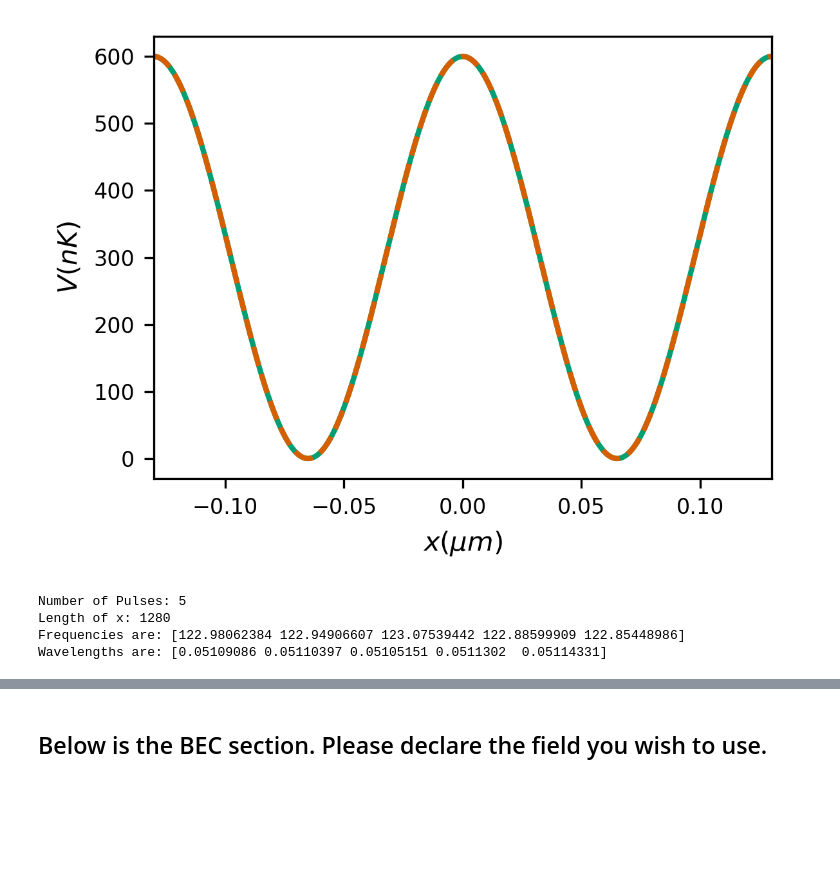
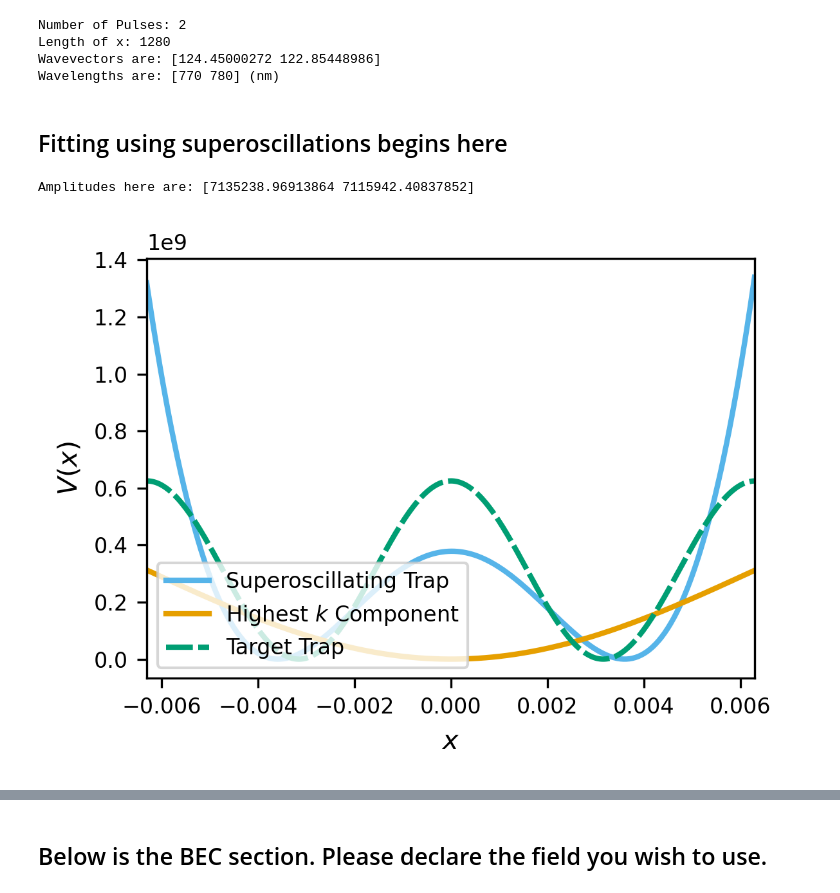
Before and after one commit to dustindberg/GPE, a Jupyter notebook: BEC_TrappingwSpatialSuperoscilations.ipynb, the cells around one changed output, grey strips where cells are left out. Cells and saved outputs as stored; diff of their text form; code cells hidden in the pictures; blank space fills up the shorter version.

```diff
--- a/BEC_TrappingwSpatialSuperoscilations.ipynb
+++ b/BEC_TrappingwSpatialSuperoscilations.ipynb
@@ -212,18 +256,3 @@ def field_to_V_scaling(wavelength):
-# %%
-# This was used as a demonstration to show that Okabe Ito color scheme produces colors which colorblind people can see
-# In general, NEVER DO THIS, even if you are using a colorblind friendly system.
-target_barrier = Phi(x, k, amplitude = ampl, phase=-np.pi/2)
-plt.plot(x_units , gpe.convert_energy(target_barrier  ** 2 , -9), color=ok['green']) #FLAG
-plt.plot(x_units, gpe.convert_energy(target_barrier  ** 2, -9), color=ok['red'], linestyle='--')
-plt.xlabel('$x (\mu m)$')
-plt.ylabel('$V (nK)$')
-plt.xlim(x_units[0], x_units[-1])
-
-plt.tight_layout()
-#plt.savefig(f'{file_path}/{file_name}_Init_Potential.pdf')
-plt.show()
-# %% [output]
-[figure, removed]
 # %%
 ##############################################
 #
@@ -247,15 +276,15 @@ initial_guess = np.hstack([
     seed.uniform(1, ampl*1e3, (init_guess_n, n))
 ])
 
-freqs = 2 * np.pi * (np.array(λ_array) ** (-1))
+freqs = k
 
 print('Number of Pulses: {}'.format(n))
 #initial_guess = np.array([20, 0, 0, 1])
 
 print('Length of x: ' + str(len(initial_guess)))
 
-print(f'Frequencies are: {freqs}')
-print(f'Wavelengths are: {λ_array}')
+print(f'Wavevectors are: {freqs}')
+print(f'Wavelengths are: {λ_control} (nm)')
 
 # Define the constraints
 phase_lims = (-2 * np.pi, 2 * np.pi)           # Time delay constrained to be positive
@@ -290,10 +319,10 @@ bnds_alt = np.concatenate([
     np.full((n, 2), bi_lims)
 ])
 # %% [output]
-Number of Pulses: 5
+Number of Pulses: 2
 Length of x: 1280
-Frequencies are: [122.98062384 122.94906607 123.07539442 122.88599909 122.85448986]
-Wavelengths are: [0.05109086 0.05110397 0.05105151 0.0511302  0.05114331]
+Wavevectors are: [124.45000272 122.85448986]
+Wavelengths are: [770 780] (nm)
 # %%
 #######################################
 #
@@ -367,6 +396,8 @@ def super_obj(f):
         tol=eps
     )
     return result.fun, result.x
+# %% [markdown]
+## Fitting using superoscillations begins here
 # %%
 #########################################################################
 #
@@ -383,29 +414,32 @@ if __name__ == '__main__':
 # %%
 ############################################################
 #
 # Get the best result for minimization of objective function
 #
 ############################################################
 
 result.sort(key=lambda _: _[0])
 opt_vals = result[0][1]
 best_fit = phi_func(opt_vals, x)
 best_fit_phases, best_fit_amps = unpack(opt_vals)
 print(f'Amplitudes here are: {best_fit_amps}')
-print(f'Prefactors for each field are: {field_to_V_scaling(gpe.convert_x(λ_array, 0))}')
+#print(f'Prefactors for each field are: {f2V_scaling(gpe.convert_x(λ_array, 0))}')
 
 plt.plot(x, best_fit ** 2 , label='Superoscillating Trap')
-plt.plot(x, np.abs(Phi(x, k_max, amplitude=ampl)) ** 2, label='Highest $k$ Component')
+plt.plot(x, np.abs(Phi(x, max(k), amplitude=ampl)) ** 2, label='Highest $k$ Component')
 plt.plot(x, target_barrier ** 2 , linestyle=(0, (5, 1)), label='Target Trap')
 plt.xlabel('$x$')
 plt.ylabel('$ V(x)$')
 plt.xlim(x[0], x[-1])
 #plt.ylim(0, 1.1*ampl**2)
 plt.legend(loc='lower left')
 plt.tight_layout()
 plt.savefig(f'{file_path}/{file_name}_Results.pdf')
 #plt.savefig('./Plots/Presentation/Results.pdf')
 plt.show()
+# %% [output]
+Amplitudes here are: [7135238.96913864 7115942.40837852]
+[figure, added]
 # %%
 ############################################################
 #
```
Also changed, not shown: parts of 47 cells of this notebook, 1 other file.
